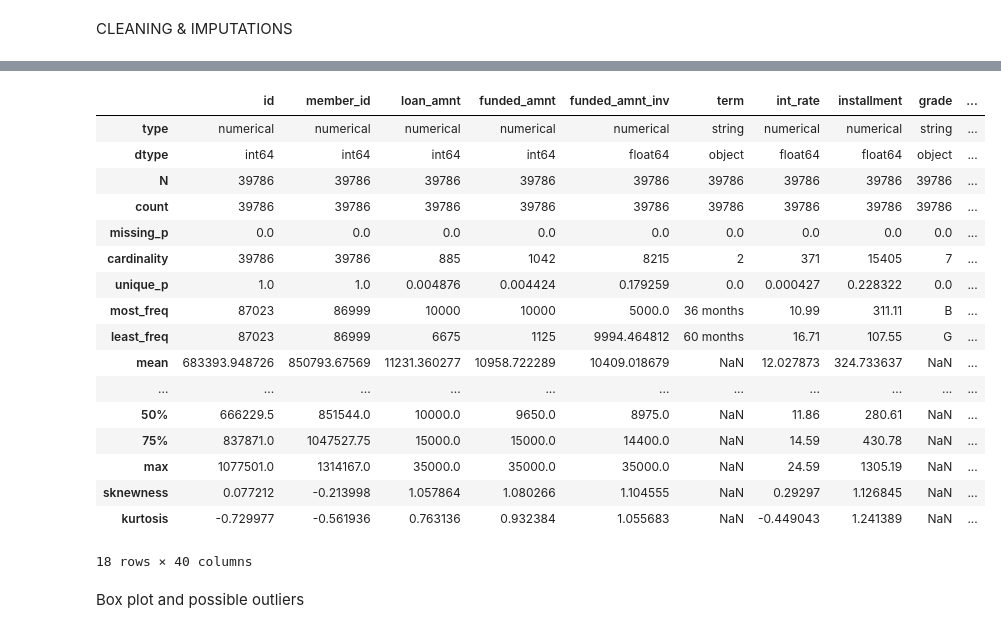
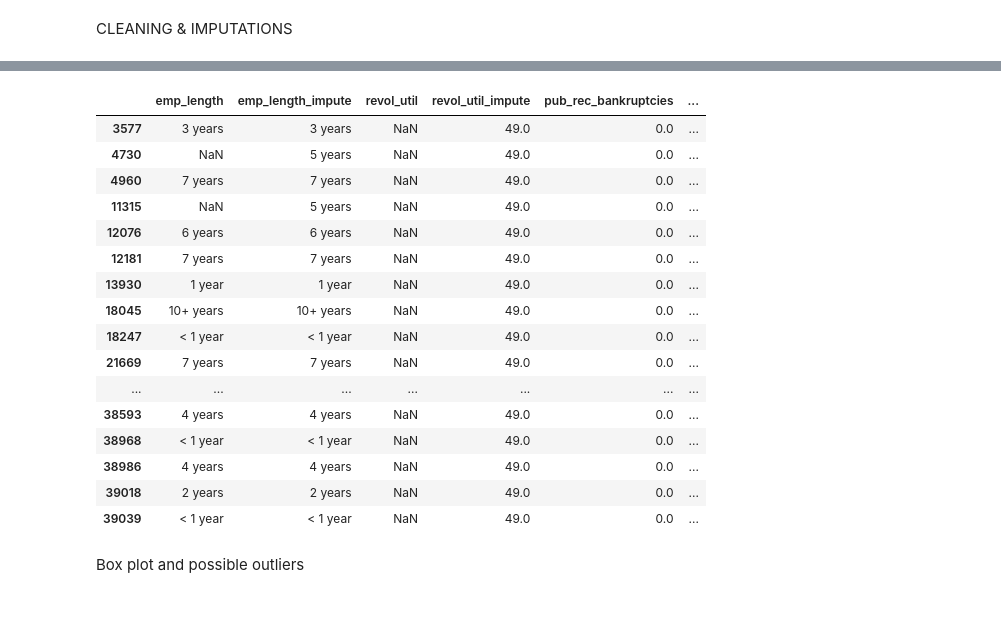
Before and after one commit to fredjgermain/transformation_tp1, a Jupyter notebook: tp1_0.ipynb, the cells around one changed output, grey strips where cells are left out. Saved outputs shown, nothing was run; the diff lists cells and outputs as text; code cells hidden in the pictures.

```diff
--- a/tp1_0.ipynb
+++ b/tp1_0.ipynb
@@ -152,24 +190,30 @@ for varname, func in transform_mapper.items():
 # %%
 
+df = df_transformed.copy()
+
 # ! Distributional summary after few transformations.
-summary = distributional_summary(df_transformed)
+summary = distributional_summary(df)
 summary
+
+varnames = ['emp_length', 'emp_length_impute', 'revol_util', 'revol_util_impute', 'pub_rec_bankruptcies', 'pub_rec_bankruptcies_impute']
+df[varnames]
+
+df[varnames].loc[pd.isnull(df['revol_util'])]
 # %% [output]
-|  | id | member_id | loan_amnt | funded_amnt | funded_amnt_inv | term | int_rate | installment | grade | ... |
-| type | numerical | numerical | numerical | numerical | numerical | string | numerical | numerical | string | ... |
-| dtype | int64 | int64 | int64 | int64 | float64 | object | float64 | float64 | object | ... |
-| N | 39786 | 39786 | 39786 | 39786 | 39786 | 39786 | 39786 | 39786 | 39786 | ... |
-| count | 39786 | 39786 | 39786 | 39786 | 39786 | 39786 | 39786 | 39786 | 39786 | ... |
-| missing_p | 0.0 | 0.0 | 0.0 | 0.0 | 0.0 | 0.0 | 0.0 | 0.0 | 0.0 | ... |
-| cardinality | 39786 | 39786 | 885 | 1042 | 8215 | 2 | 371 | 15405 | 7 | ... |
-| unique_p | 1.0 | 1.0 | 0.004876 | 0.004424 | 0.179259 | 0.0 | 0.000427 | 0.228322 | 0.0 | ... |
-| most_freq | 87023 | 86999 | 10000 | 10000 | 5000.0 | 36 months | 10.99 | 311.11 | B | ... |
-| least_freq | 87023 | 86999 | 6675 | 1125 | 9994.464812 | 60 months | 16.71 | 107.55 | G | ... |
-| mean | 683393.948726 | 850793.67569 | 11231.360277 | 10958.722289 | 10409.018679 | NaN | 12.027873 | 324.733637 | NaN | ... |
-| ... | ... | ... | ... | ... | ... | ... | ... | ... | ... | ... |
-| 50% | 666229.5 | 851544.0 | 10000.0 | 9650.0 | 8975.0 | NaN | 11.86 | 280.61 | NaN | ... |
-| 75% | 837871.0 | 1047527.75 | 15000.0 | 15000.0 | 14400.0 | NaN | 14.59 | 430.78 | NaN | ... |
-| max | 1077501.0 | 1314167.0 | 35000.0 | 35000.0 | 35000.0 | NaN | 24.59 | 1305.19 | NaN | ... |
-| sknewness | 0.077212 | -0.213998 | 1.057864 | 1.080266 | 1.104555 | NaN | 0.29297 | 1.126845 | NaN | ... |
-| kurtosis | -0.729977 | -0.561936 | 0.763136 | 0.932384 | 1.055683 | NaN | -0.449043 | 1.241389 | NaN | ... |
+|  | emp_length | emp_length_impute | revol_util | revol_util_impute | pub_rec_bankruptcies | ... |
+| 3577 | 3 years | 3 years | NaN | 49.0 | 0.0 | ... |
+| 4730 | NaN | 5 years | NaN | 49.0 | 0.0 | ... |
+| 4960 | 7 years | 7 years | NaN | 49.0 | 0.0 | ... |
+| 11315 | NaN | 5 years | NaN | 49.0 | 0.0 | ... |
+| 12076 | 6 years | 6 years | NaN | 49.0 | 0.0 | ... |
+| 12181 | 7 years | 7 years | NaN | 49.0 | 0.0 | ... |
+| 13930 | 1 year | 1 year | NaN | 49.0 | 0.0 | ... |
+| 18045 | 10+ years | 10+ years | NaN | 49.0 | 0.0 | ... |
+| 18247 | < 1 year | < 1 year | NaN | 49.0 | 0.0 | ... |
+| 21669 | 7 years | 7 years | NaN | 49.0 | 0.0 | ... |
+| ... | ... | ... | ... | ... | ... | ... |
+| 38593 | 4 years | 4 years | NaN | 49.0 | 0.0 | ... |
+| 38968 | < 1 year | < 1 year | NaN | 49.0 | 0.0 | ... |
+| 38986 | 4 years | 4 years | NaN | 49.0 | 0.0 | ... |
+| 39018 | 2 years | 2 years | NaN | 49.0 | 0.0 | ... |
+| 39039 | < 1 year | < 1 year | NaN | 49.0 | 0.0 | ... |
-18 rows × 40 columns
```
Also changed, not shown: parts of 4 cells of this notebook, 1 other file.
